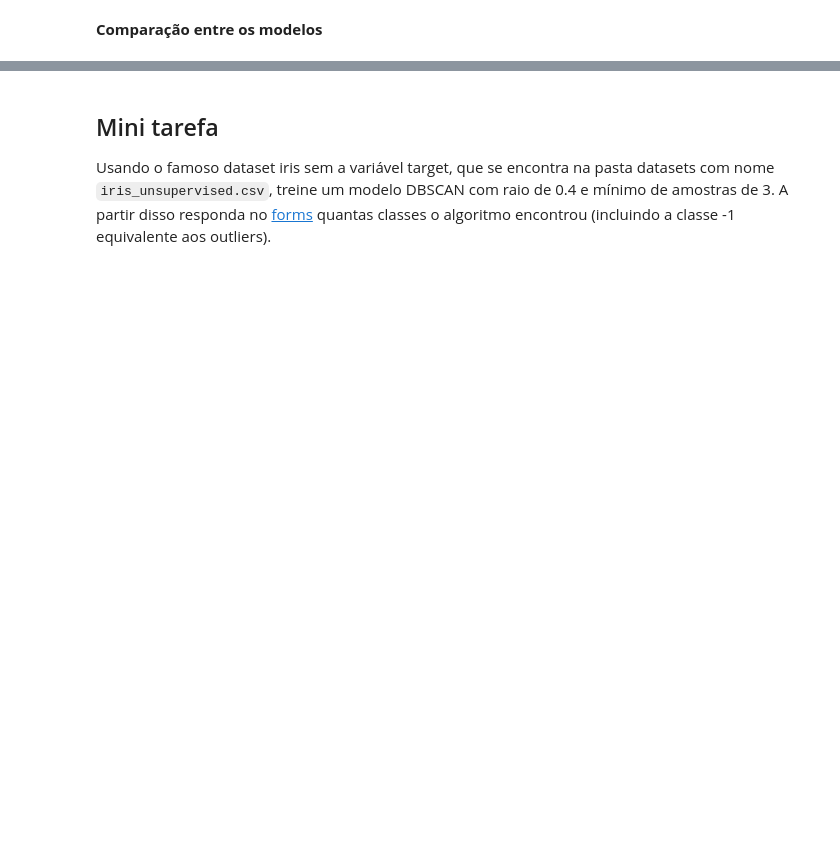
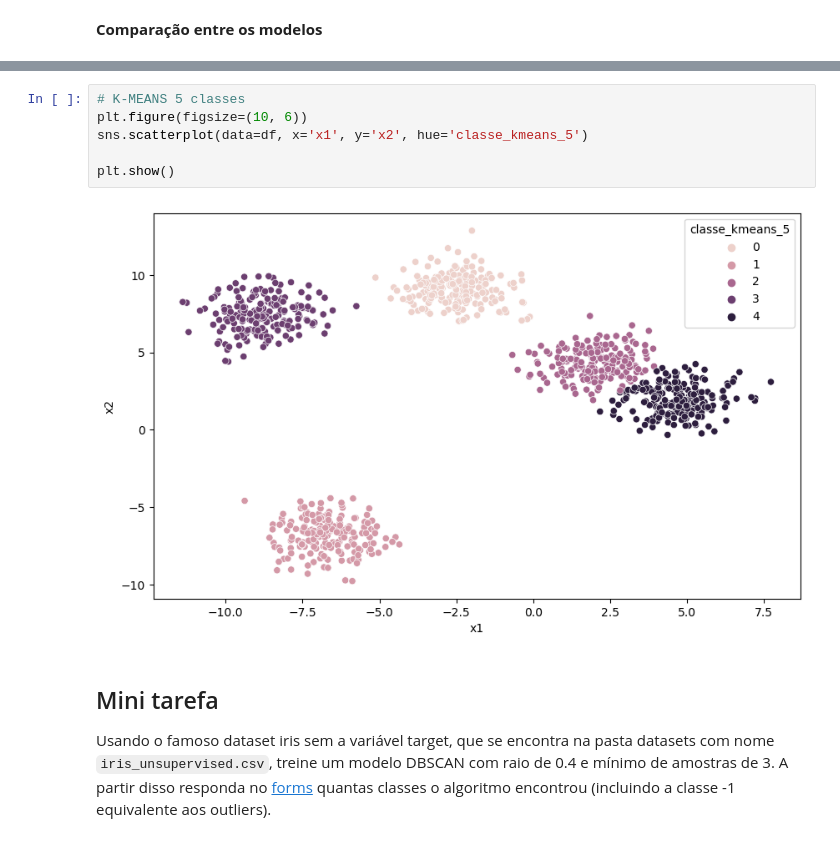
Before and after one commit to brunoissamo/Be-Tech-by-Braskem, a Jupyter notebook: Aula 06/6.1 DBSCAN.ipynb, the cells around one changed output, grey strips where cells are left out. Cells and saved outputs as stored; diff of their text form; blank space fills up the shorter version.

```diff
--- a/Aula 06/6.1 DBSCAN.ipynb
+++ b/Aula 06/6.1 DBSCAN.ipynb
@@ -367,3 +427,11 @@ plt.show()
+# %%
+# K-MEANS 5 classes
+plt.figure(figsize=(10, 6))
+sns.scatterplot(data=df, x='x1', y='x2', hue='classe_kmeans_5')
+
+plt.show()
+# %% [output]
+[figure, added]
 # %% [markdown]
 ## Mini tarefa
 
```
Also changed, not shown: parts of 10 cells of this notebook, 1 other file.
